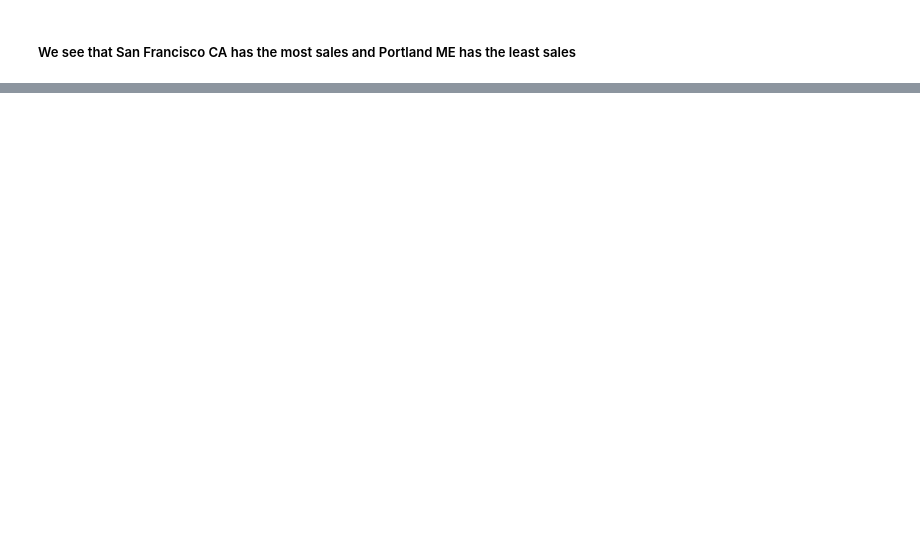
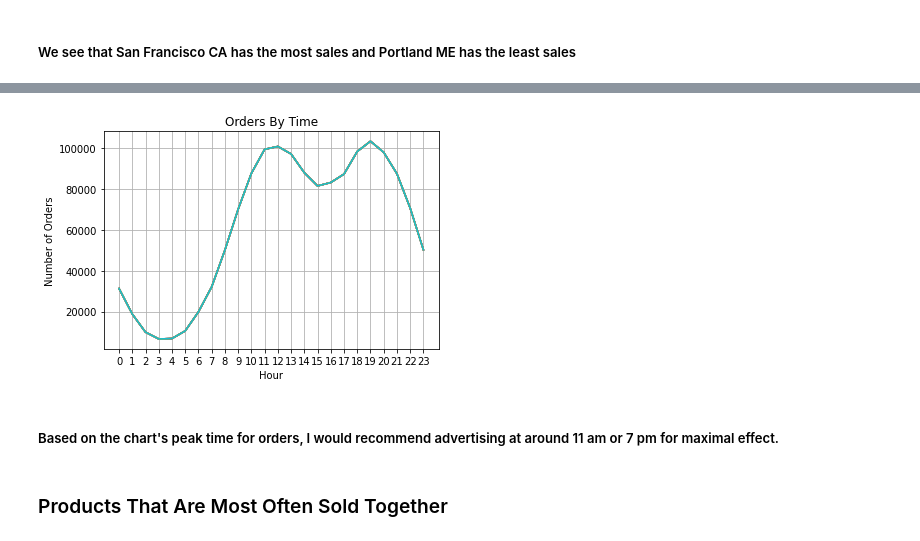
Before and after one commit to yuehangit/PythonPandasSalesAnalysis, a Jupyter notebook: SalesAnalysisProject.ipynb, the cells around one changed output, grey strips where cells are left out. Saved outputs shown, nothing was run; the diff lists cells and outputs as text; code cells hidden in the pictures; blank space fills up the shorter version.

```diff
--- a/SalesAnalysisProject.ipynb
+++ b/SalesAnalysisProject.ipynb
@@ -148,0 +177,18 @@ plt.show()
+# %%
+#hours = [hour for hour, df in year_data.groupby(['Hour'])]
+#hour_data = year_data.groupby('Hour').count().reset_index()
+
+plt.plot(hours, year_data.groupby(['Hour']).count())
+
+plt.xlabel('Hour')
+plt.xticks(hours)
+plt.ylabel('Number of Orders')
+plt.title('Orders By Time')
+plt.grid()
+plt.show()
+# %% [output]
+[figure, added]
+# %% [markdown]
+##### Based on the chart's peak time for orders, I would recommend advertising at around 11 am or 7 pm for maximal effect.
+# %% [markdown]
+### Products That Are Most Often Sold Together
```
Also changed, not shown: parts of 12 cells of this notebook.
